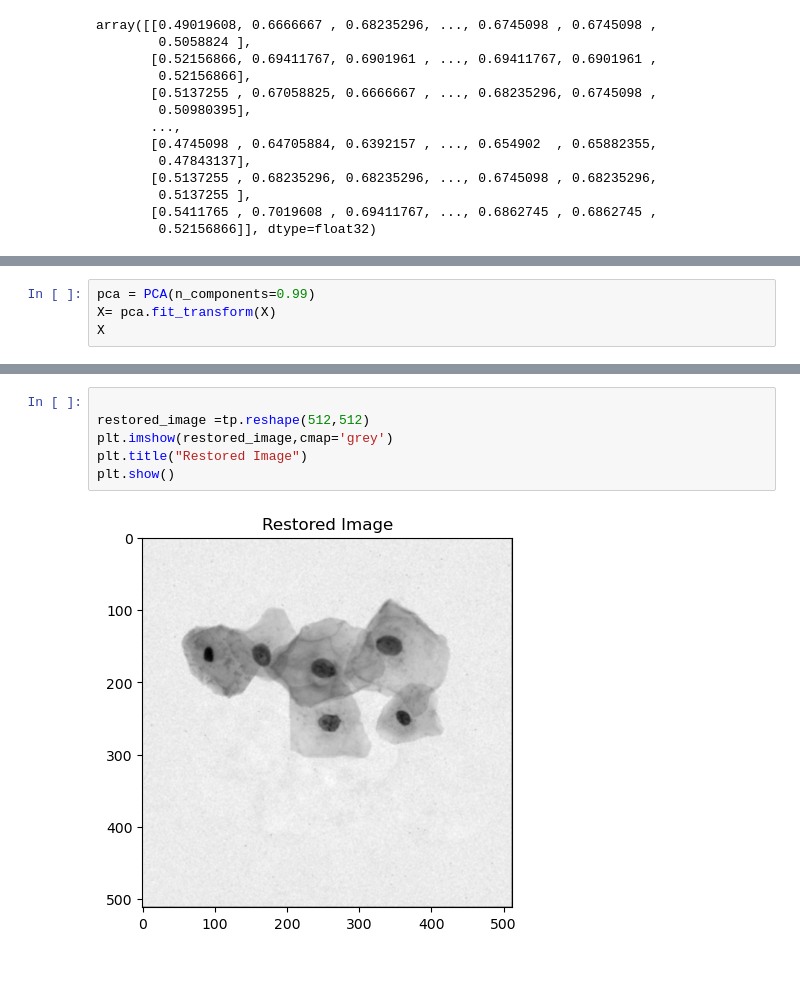
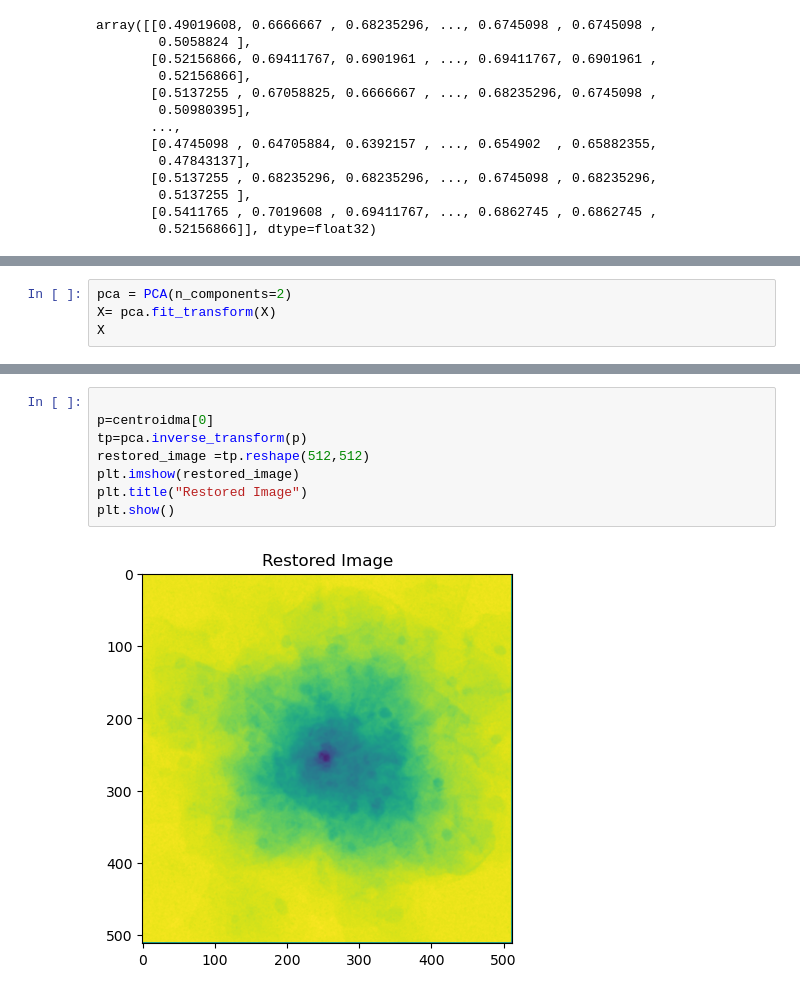
Before and after one commit to SavyaSanchi-Sharma/K-meansClustering, a Jupyter notebook: rwGraphs.ipynb, the cells around one changed output, grey strips where cells are left out. Drawn from its saved outputs; the diff is of its cells as text.

```diff
--- a/rwGraphs.ipynb
+++ b/rwGraphs.ipynb
@@ -87,5 +80,5 @@ plt.show()
 # %%
-pca = PCA(n_components=0.99)
+pca = PCA(n_components=2)
 X= pca.fit_transform(X)
 X
 # %% [output]
@@ -146,8 +160,10 @@ array([0.51083523, 0.6809237 , 0.676415  , ..., 0.68076205, 0.678215  ,
 # %%
 
+p=centroidma[0]
+tp=pca.inverse_transform(p)
 restored_image =tp.reshape(512,512)
-plt.imshow(restored_image,cmap='grey')
+plt.imshow(restored_image)
 plt.title("Restored Image")
 plt.show()
 # %% [output]
-[figure, old version]
+[figure, new version]
```
Also changed, not shown: parts of 12 cells of this notebook, 2 other files.
